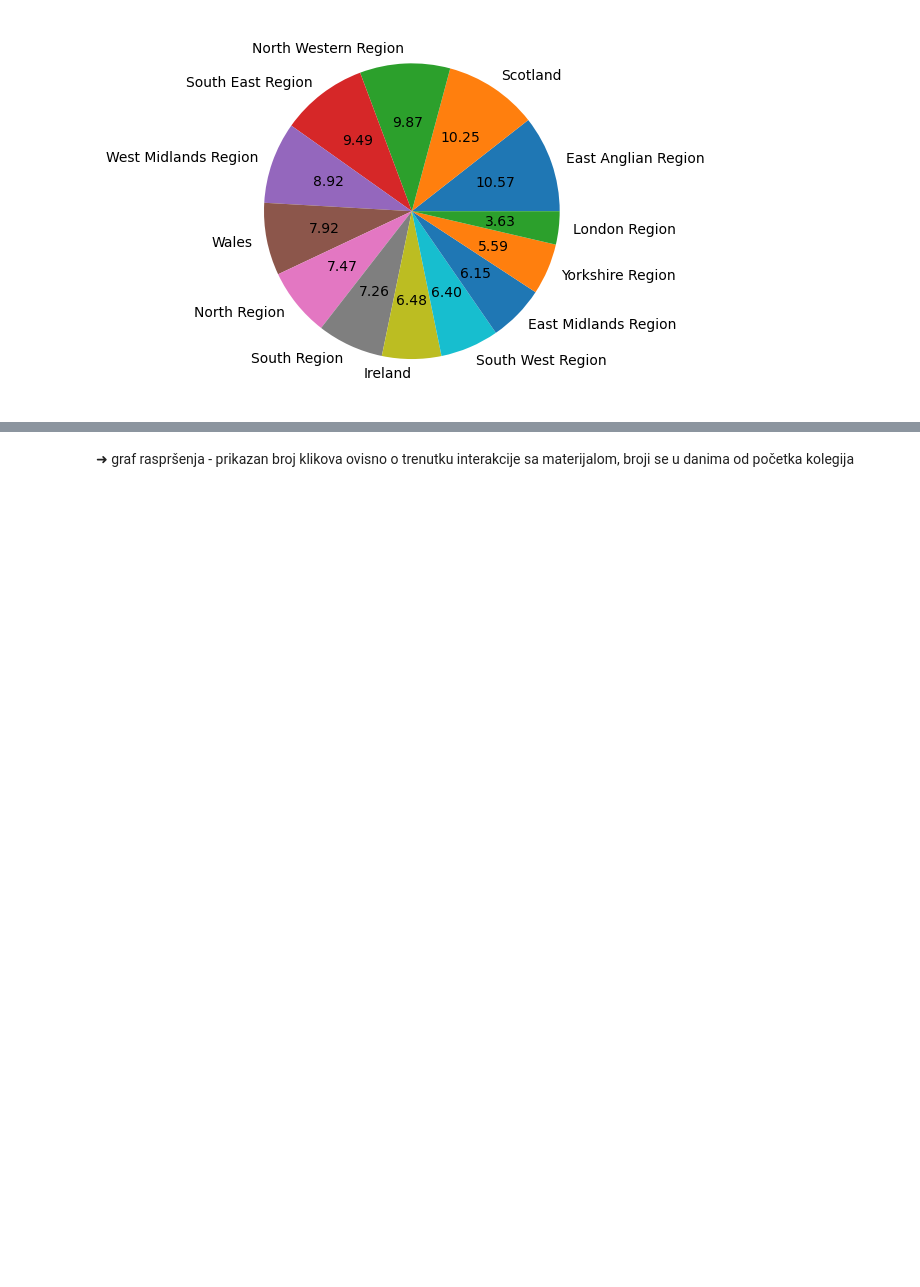
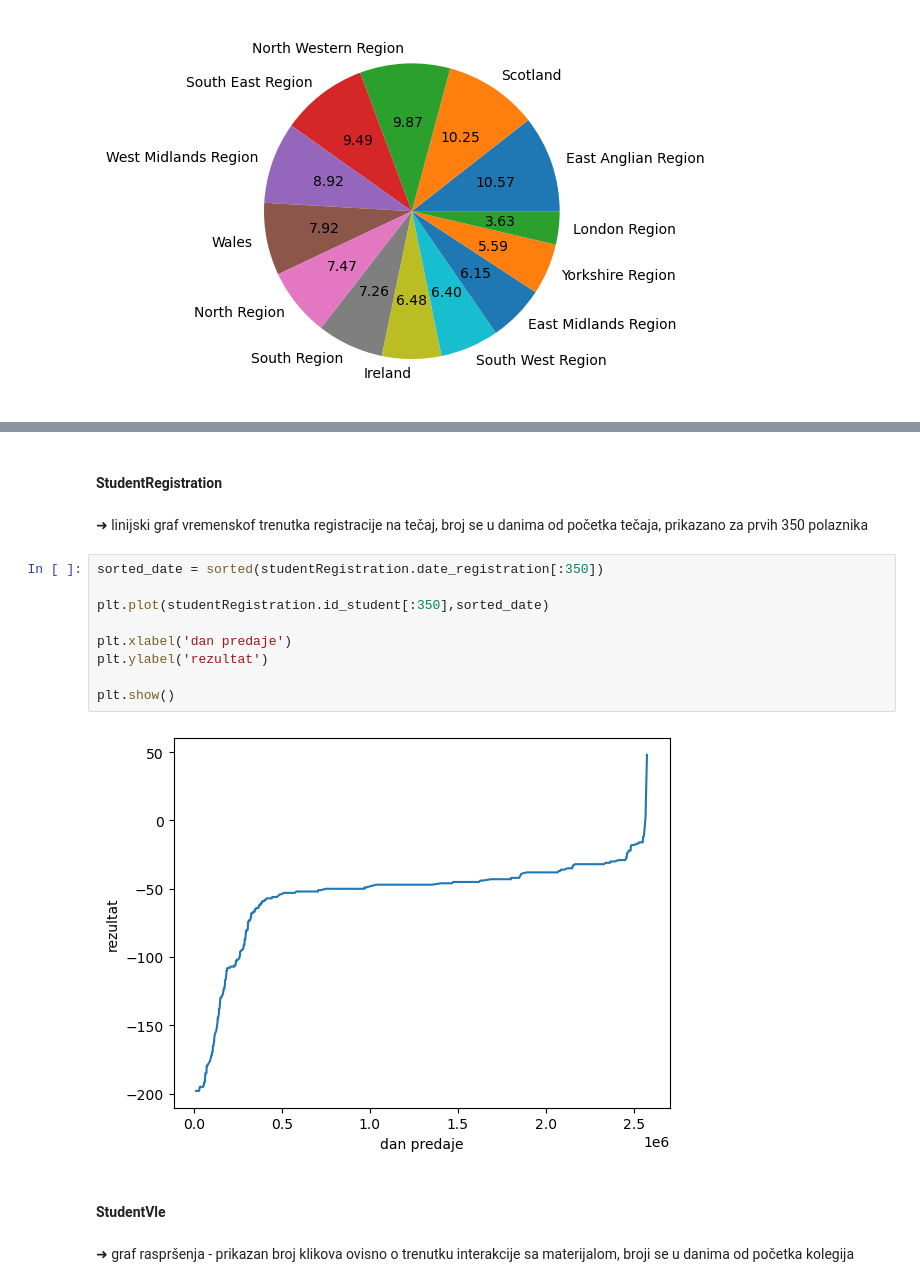
Before and after one commit to antoniamstr1/projekt-uuzop, a Jupyter notebook: prvi_dio.ipynb, the cells around one changed output, grey strips where cells are left out. Drawn from its saved outputs; the diff is of its cells as text; blank space fills up the shorter version.

```diff
--- a/prvi_dio.ipynb
+++ b/prvi_dio.ipynb
@@ -438,3 +477,20 @@ plt.show()
+# %% [markdown]
+#### StudentRegistration
+# %% [markdown]
+➜ linijski graf vremenskof trenutka registracije na tečaj,  broj se u danima od početka tečaja, prikazano za prvih 350 polaznika
+# %%
+sorted_date = sorted(studentRegistration.date_registration[:350])
+
+plt.plot(studentRegistration.id_student[:350],sorted_date)
+
+plt.xlabel('dan predaje')
+plt.ylabel('rezultat')
+
+plt.show()
+# %% [output]
+[figure, added]
+# %% [markdown]
+#### StudentVle
 # %% [markdown]
 ➜ graf raspršenja - prikazan broj klikova ovisno o trenutku interakcije sa materijalom, broji se u danima od početka kolegija
 # %%
```
Also changed, not shown: parts of 22 cells of this notebook.
